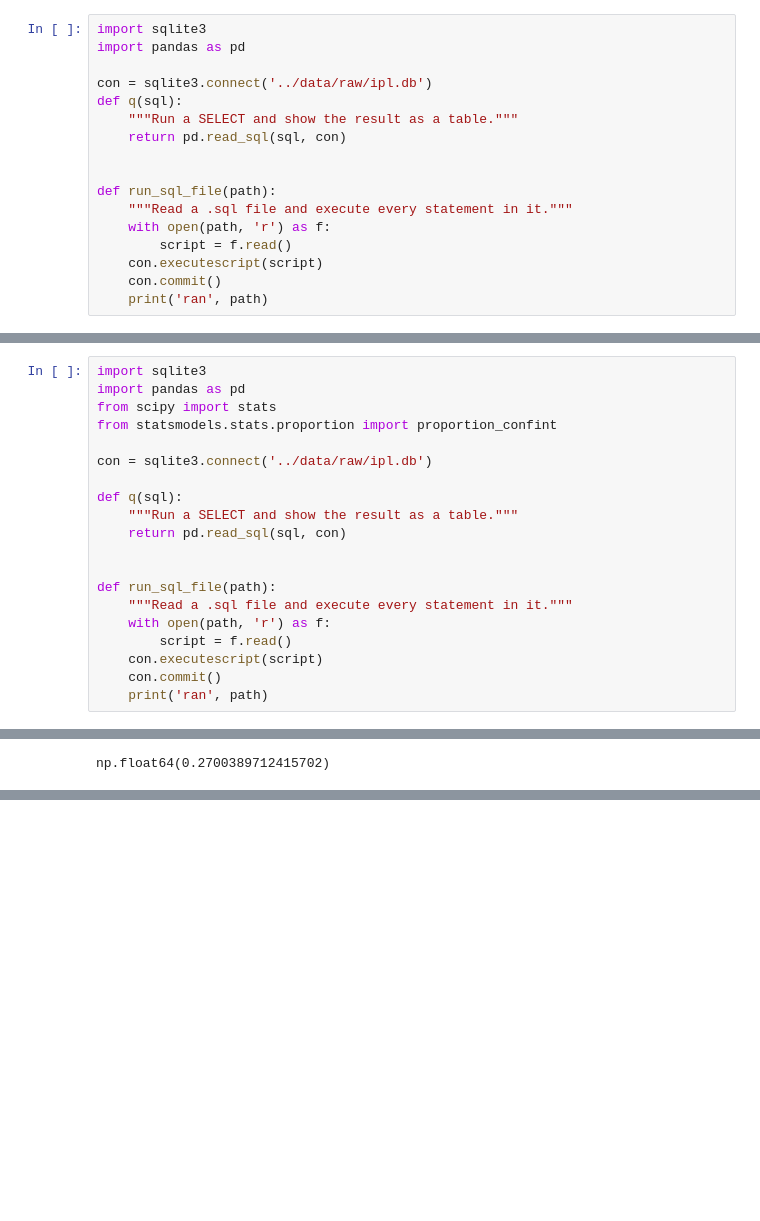
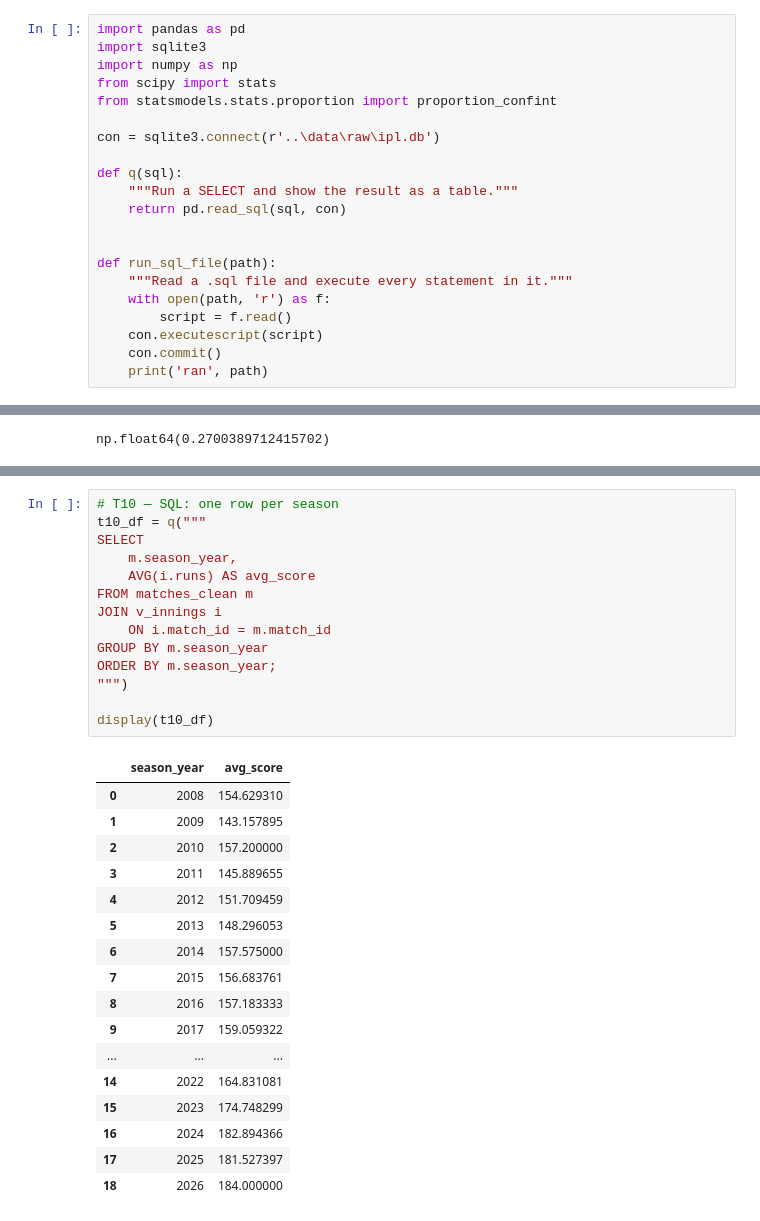
Before and after one commit to dinancsbca25dbi-bot/ipl-cricket-analytics, a Jupyter notebook: notebooks/04_statistics.ipynb, the cells around one changed output, grey strips where cells are left out. Saved outputs shown, nothing was run; the diff lists cells and outputs as text; blank space fills up the shorter version.

```diff
--- a/notebooks/04_statistics.ipynb
+++ b/notebooks/04_statistics.ipynb
@@ -1,8 +1,12 @@
 # %%
+import pandas as pd
 import sqlite3
-import pandas as pd
+import numpy as np
+from scipy import stats
+from statsmodels.stats.proportion import proportion_confint
 
-con = sqlite3.connect('../data/raw/ipl.db')
+con = sqlite3.connect(r'..\data\raw\ipl.db')
+
 def q(sql):
     """Run a SELECT and show the result as a table."""
     return pd.read_sql(sql, con)
@@ -30,23 +22,3 @@ print(cursor.fetchall())
-# %%
-import sqlite3
-import pandas as pd
-from scipy import stats
-from statsmodels.stats.proportion import proportion_confint
-
-con = sqlite3.connect('../data/raw/ipl.db')
-
-def q(sql):
-    """Run a SELECT and show the result as a table."""
-    return pd.read_sql(sql, con)
-
-
-def run_sql_file(path):
-    """Read a .sql file and execute every statement in it."""
-    with open(path, 'r') as f:
-        script = f.read()
-    con.executescript(script)
-    con.commit()
-    print('ran', path)
 # %%
 stats.binomtest(613, 1187, 0.5).pvalue
 # 0.2700  <- the toss result from 4.2, in one line
@@ -54,0 +707,32 @@ np.float64(0.2700389712415702)
+# %%
+# T10 — SQL: one row per season
+t10_df = q("""
+SELECT
+    m.season_year,
+    AVG(i.runs) AS avg_score
+FROM matches_clean m
+JOIN v_innings i
+    ON i.match_id = m.match_id
+GROUP BY m.season_year
+ORDER BY m.season_year;
+""")
+
+display(t10_df)
+# %% [output]
+|  | season_year | avg_score |
+| 0 | 2008 | 154.629310 |
+| 1 | 2009 | 143.157895 |
+| 2 | 2010 | 157.200000 |
+| 3 | 2011 | 145.889655 |
+| 4 | 2012 | 151.709459 |
+| 5 | 2013 | 148.296053 |
+| 6 | 2014 | 157.575000 |
+| 7 | 2015 | 156.683761 |
+| 8 | 2016 | 157.183333 |
+| 9 | 2017 | 159.059322 |
+| ... | ... | ... |
+| 14 | 2022 | 164.831081 |
+| 15 | 2023 | 174.748299 |
+| 16 | 2024 | 182.894366 |
+| 17 | 2025 | 181.527397 |
+| 18 | 2026 | 184.000000 |
```
Also changed, not shown: parts of 32 cells of this notebook, 1 other file.
